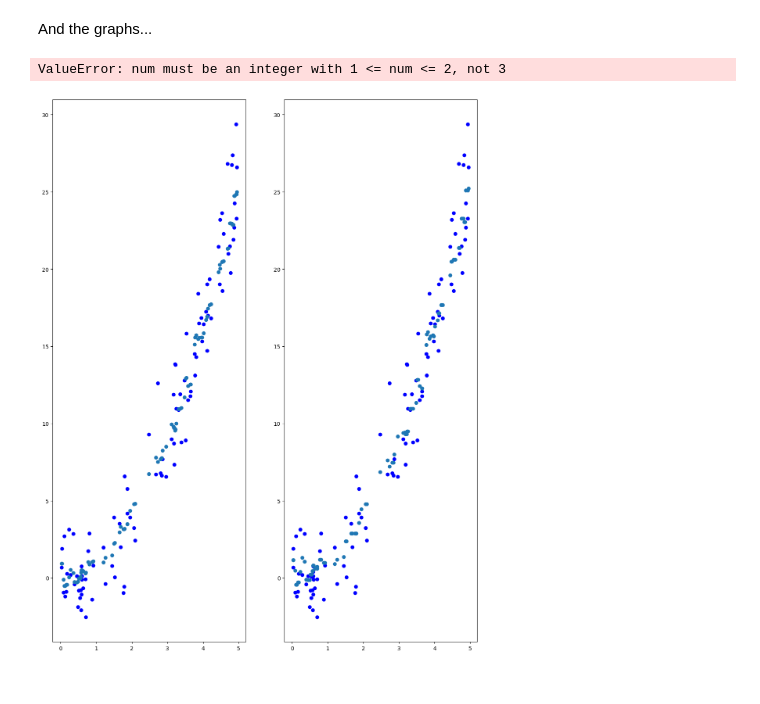
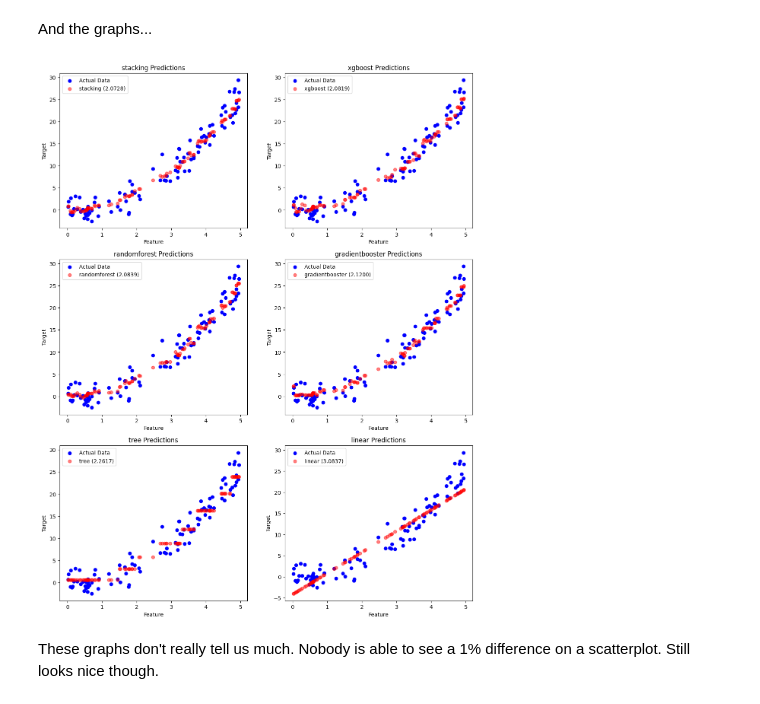
Before and after one commit to mjochen/Cello_AI, a Jupyter notebook: Exercises_solutions/6.5.6 - Summary.ipynb, the cells around one changed output. Cells and saved outputs as stored; diff of their text form; code cells hidden in the pictures.

```diff
--- a/Exercises_solutions/6.5.6 - Summary.ipynb
+++ b/Exercises_solutions/6.5.6 - Summary.ipynb
@@ -71,39 +71,22 @@ And the graphs...
 # %%
 import matplotlib.pyplot as plt
 # Plotting the results
 plt.figure(figsize=(14, 6*3))
 
-for key, value in enumerate(rmse_list):
+for idx, value in enumerate(rmse_list):
     model_name = value[0]
     y_pred = y_pred_data[model_name]
 
-    # print(key//2+1, key%2+1)
+    plt.subplot(3, 2, idx + 1)
+    plt.scatter(X_test, y_test, color='blue', label='Actual Data')
+    plt.scatter(X_test, y_pred, color='red', label=f'{model_name} ({value[1]:.4f})', alpha=0.5)
+    plt.title(f'{model_name} Predictions')
+    plt.xlabel('Feature')
+    plt.ylabel('Target')
+    plt.legend()
 
-    # plt.subplot(key//2+1, key%2+1, 1)
-    plt.subplot(1, 2, key+1)
-    plt.scatter(X_test, y_test, color='blue', label='Actual Data')
-    plt.scatter(X_test, y_pred, label=f'Predicted Data ({model_name})')
-
-# # Plot Linear Regression results
-# plt.subplot(1, 2, 1)
-# plt.scatter(X_test, y_test, color='blue', label='Actual Data')
-# plt.scatter(X_test, y_pred_linear, color='red', label='Predicted Data (Linear Regression)')
-# plt.title('Linear Regression')
-# plt.xlabel('Feature')
-# plt.ylabel('Target')
-# plt.legend()
-
-# # Plot Decision Tree Regression results
-# plt.subplot(1, 2, 2)
-# plt.scatter(X_test, y_test, color='blue', label='Actual Data')
-# plt.scatter(X_test, y_pred_tree, color='green', label='Predicted Data (Decision Tree)')
-# plt.title('Decision Tree Regression')
-# plt.xlabel('Feature')
-# plt.ylabel('Target')
-# plt.legend()
-
-# plt.tight_layout()
 plt.show()
 # %% [output]
-ValueError: num must be an integer with 1 <= num <= 2, not 3
-[figure, old version]
+[figure, new version]
+# %% [markdown]
+These graphs don't really tell us much. Nobody is able to see a 1% difference on a scatterplot. Still looks nice though.
```
Also changed, not shown: 15 other files.
